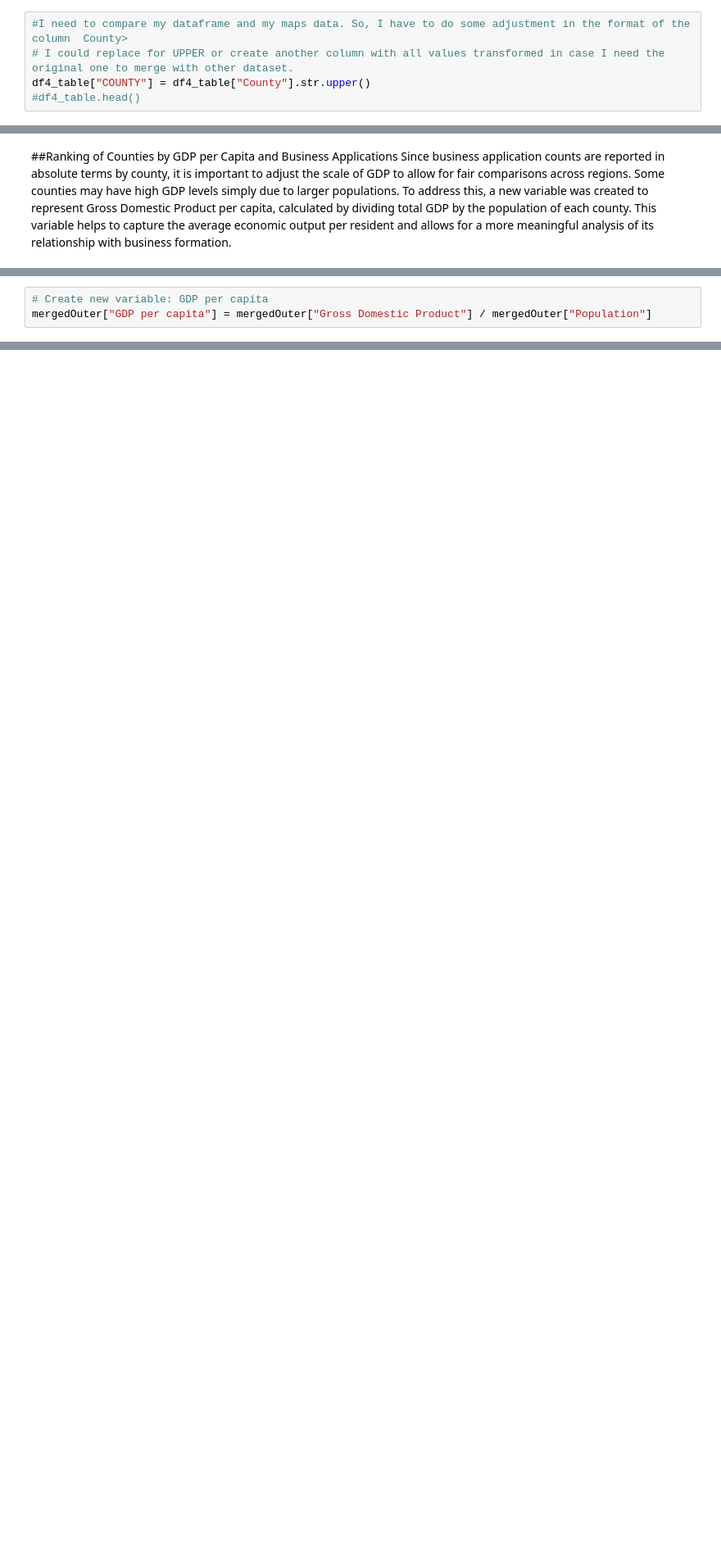
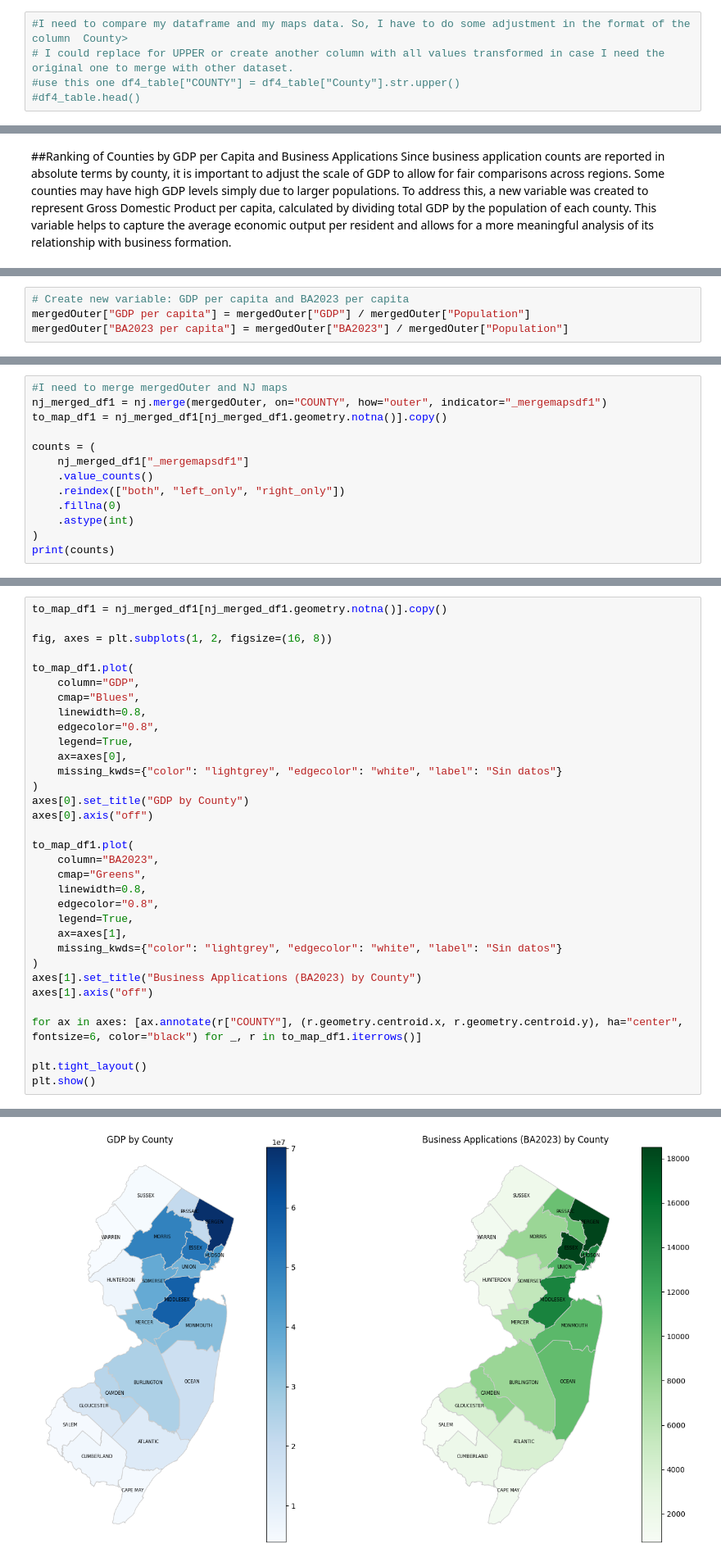
Before and after one commit to shirleyrutgers/GIS, a Jupyter notebook: PS1.ipynb, the cells around one changed output, grey strips where cells are left out. Shown at 82% size. Cells and saved outputs as stored; diff of their text form; blank space fills up the shorter version.

```diff
--- a/PS1.ipynb
+++ b/PS1.ipynb
@@ -525,5 +543,5 @@ Text(1.02, 1.02, 'Middlesex')
 # %%
 #I need to compare my dataframe and my maps data. So, I have to do some adjustment in the format of the column  County>
 # I could replace for UPPER or create another column with all values transformed in case I need the original one to merge with other dataset.
-df4_table["COUNTY"] = df4_table["County"].str.upper()
+#use this one df4_table["COUNTY"] = df4_table["County"].str.upper()
 #df4_table.head()
@@ -698,3 +1086,4 @@ mergedOuter.dtypes
 # %%
-# Create new variable: GDP per capita
-mergedOuter["GDP per capita"] = mergedOuter["Gross Domestic Product"] / mergedOuter["Population"]
+# Create new variable: GDP per capita and BA2023 per capita
+mergedOuter["GDP per capita"] = mergedOuter["GDP"] / mergedOuter["Population"]
+mergedOuter["BA2023 per capita"] = mergedOuter["BA2023"] / mergedOuter["Population"]
@@ -712,0 +1141,13 @@ mergedOuter[[
+# %%
+#I need to merge mergedOuter and NJ maps
+nj_merged_df1 = nj.merge(mergedOuter, on="COUNTY", how="outer", indicator="_mergemapsdf1")
+to_map_df1 = nj_merged_df1[nj_merged_df1.geometry.notna()].copy()
+
+counts = (
+    nj_merged_df1["_mergemapsdf1"]
+    .value_counts()
+    .reindex(["both", "left_only", "right_only"])
+    .fillna(0)
+    .astype(int)
+)
+print(counts)
@@ -712,0 +1160,34 @@ mergedOuter[[
+# %%
+to_map_df1 = nj_merged_df1[nj_merged_df1.geometry.notna()].copy()
+
+fig, axes = plt.subplots(1, 2, figsize=(16, 8))
+
+to_map_df1.plot(
+    column="GDP",
+    cmap="Blues",
+    linewidth=0.8,
+    edgecolor="0.8",
+    legend=True,
+    ax=axes[0],
+    missing_kwds={"color": "lightgrey", "edgecolor": "white", "label": "Sin datos"}
+)
+axes[0].set_title("GDP by County")
+axes[0].axis("off")
+
+to_map_df1.plot(
+    column="BA2023",
+    cmap="Greens",
+    linewidth=0.8,
+    edgecolor="0.8",
+    legend=True,
+    ax=axes[1],
+    missing_kwds={"color": "lightgrey", "edgecolor": "white", "label": "Sin datos"}
+)
+axes[1].set_title("Business Applications (BA2023) by County")
+axes[1].axis("off")
+
+for ax in axes: [ax.annotate(r["COUNTY"], (r.geometry.centroid.x, r.geometry.centroid.y), ha="center", fontsize=6, color="black") for _, r in to_map_df1.iterrows()]
+
+plt.tight_layout()
+plt.show()
+# %% [output]
@@ -712,0 +1240 @@ mergedOuter[[
+[figure, added]
```
Also changed, not shown: parts of 36 cells of this notebook.
